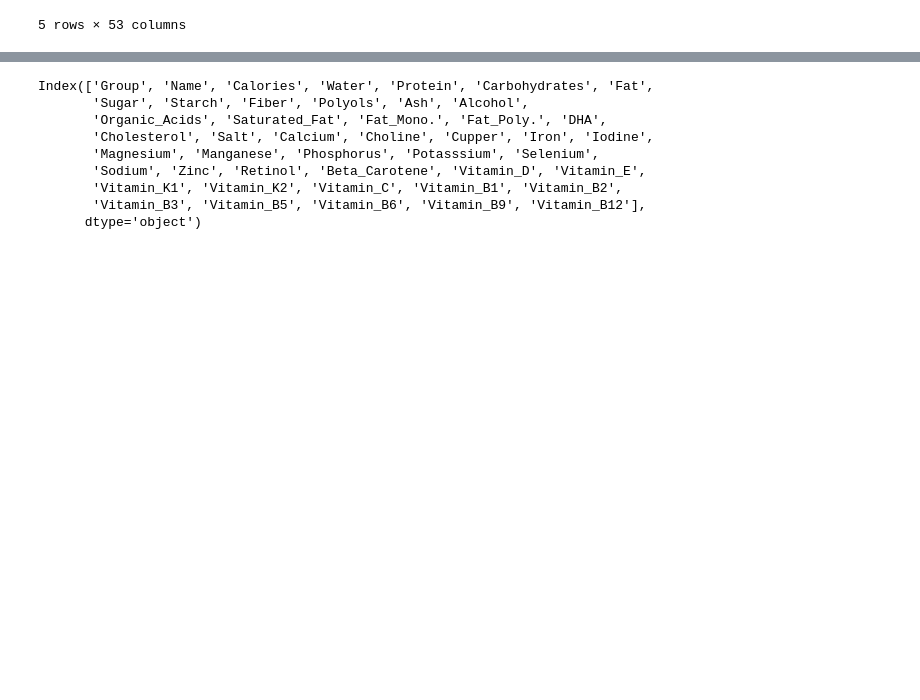
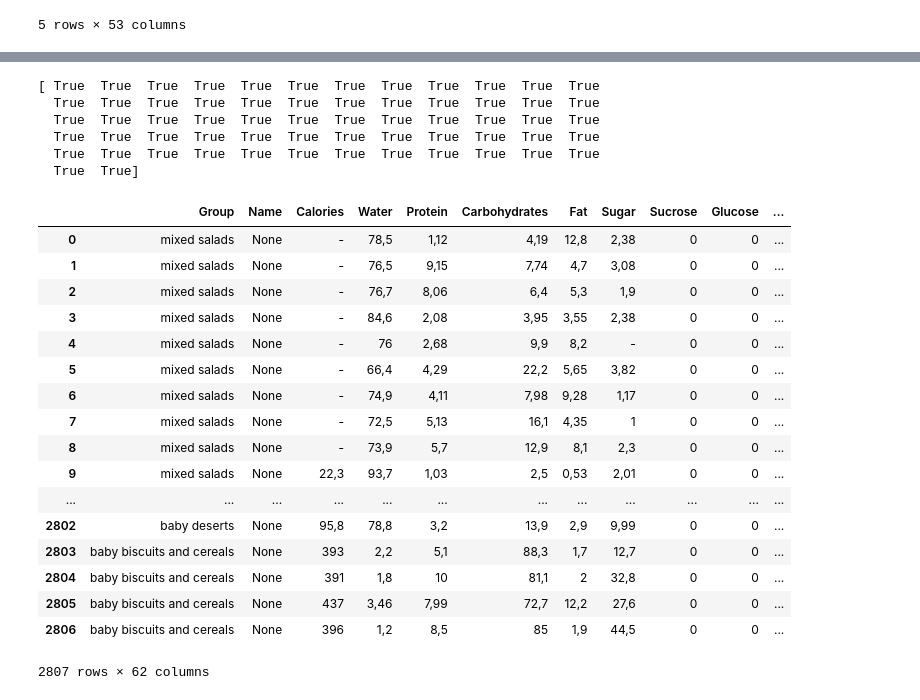
Before and after one commit to CMFV/FINAL_PROJECT, a Jupyter notebook: Untitled.ipynb, the cells around one changed output, grey strips where cells are left out. Drawn from its saved outputs; the diff is of its cells as text; code cells hidden in the pictures; blank space fills up the shorter version.

```diff
--- a/Untitled.ipynb
+++ b/Untitled.ipynb
@@ -362,0 +420,3 @@ food2.head()
+# %%
+food1=food1.assign(**{'Sucrose':0,'Glucose':0, 'Fructose':0,'Lactose':0,'Maletose':0,'Caffeine':0,'Theobromine':0,'Galactose':0,'Fluoride':0,'Vitamin A':0, 'Alpha_Carotene':0, 'Vitamin_D2':0,'Vitamin_D3':0,'Beta_Cryptoxanthin':0,'Lycopene':0, 'Lutein&Zeaxathin':0})
+food1.shape
@@ -449,13 +441,10 @@ Index(['Group', 'Name', 'Calories', 'Water', 'Protein', 'Carbohydrates', 'Fat',
-# %%
-food1.assign(**{'Sucrose':0,'Glucose':0, 'Fructose':0,'Lactose':0,'Maletose':0,'Caffeine':0,'Theobromine':0,'Galactose':0,'Fluoride':0,'Vitamin A':0, 'Alpha_Carotene':0, 'Vitamin_D2':0,'Vitamin_D3':0,'Beta_Cryptoxanthin':0,'Lycopene':0, 'Lutein&Zeaxathin':0}, inplace=True)
-food1.columns
-# %% [output]
-Index(['Group', 'Name', 'Calories', 'Water', 'Protein', 'Carbohydrates', 'Fat',
-       'Sugar', 'Starch', 'Fiber', 'Polyols', 'Ash', 'Alcohol',
-       'Organic_Acids', 'Saturated_Fat', 'Fat_Mono.', 'Fat_Poly.', 'DHA',
-       'Cholesterol', 'Salt', 'Calcium', 'Choline', 'Cupper', 'Iron', 'Iodine',
-       'Magnesium', 'Manganese', 'Phosphorus', 'Potasssium', 'Selenium',
-       'Sodium', 'Zinc', 'Retinol', 'Beta_Carotene', 'Vitamin_D', 'Vitamin_E',
-       'Vitamin_K1', 'Vitamin_K2', 'Vitamin_C', 'Vitamin_B1', 'Vitamin_B2',
-       'Vitamin_B3', 'Vitamin_B5', 'Vitamin_B6', 'Vitamin_B9', 'Vitamin_B12'],
-      dtype='object')
+# %%
+food1=food1[['Group', 'Name', 'Calories', 'Water', 'Protein', 'Carbohydrates', 'Fat',
+       'Sugar', 'Sucrose', 'Glucose', 'Fructose', 'Lactose', 'Maletose','Starch', 'Fiber', 'Polyols', 'Ash', 'Alcohol',
+       'Organic_Acids', 'Saturated_Fat', 'Fat_Mono.', 'Fat_Poly.', 'DHA',
+       'Cholesterol', 'Salt', 'Calcium', 'Choline', 'Cupper', 'Iron', 'Iodine',
+       'Magnesium', 'Manganese', 'Phosphorus', 'Potassium', 'Selenium',
+       'Sodium', 'Zinc', 'Retinol','Alpha_Carotene', 'Beta_Carotene','Caffeine','Theobromine', 'Galactose', 'Fluoride','Beta_Cryptoxanthin', 'Lycopene',
+       'Lutein&Zeaxathin','Vitamin A','Vitamin_B1', 'Vitamin_B2',
+       'Vitamin_B3', 'Vitamin_B5', 'Vitamin_B6', 'Vitamin_B9', 'Vitamin_B12', 'Vitamin_C', 'Vitamin_D2', 'Vitamin_D3','Vitamin_D', 'Vitamin_E',
+       'Vitamin_K1', 'Vitamin_K2']]
@@ -461,0 +461,11 @@ Index(['Group', 'Name', 'Calories', 'Water', 'Protein', 'Carbohydrates', 'Fat',
+# %%
+col_food1=food1.columns
+col_food2=food2.columns
+print(col_food1==col_food2)
+# %% [output]
+[ True  True  True  True  True  True  True  True  True  True  True  True
+  True  True  True  True  True  True  True  True  True  True  True  True
+  True  True  True  True  True  True  True  True  True  True  True  True
+  True  True  True  True  True  True  True  True  True  True  True  True
+  True  True  True  True  True  True  True  True  True  True  True  True
+  True  True]
@@ -461,0 +474,30 @@ Index(['Group', 'Name', 'Calories', 'Water', 'Protein', 'Carbohydrates', 'Fat',
+# %%
+
+def kw_match(x):
+    x = str(x)
+    if(re.search('\s*[Bb]anana AND [Rr]aw\s*', x)):
+        return X
+    else: pass
+
+
+food1['Name']= food1['Name'].apply(kw_match)
+display(food1)
+# %% [output]
+|  | Group | Name | Calories | Water | Protein | Carbohydrates | Fat | Sugar | Sucrose | Glucose | ... |
+| 0 | mixed salads | None | - | 78,5 | 1,12 | 4,19 | 12,8 | 2,38 | 0 | 0 | ... |
+| 1 | mixed salads | None | - | 76,5 | 9,15 | 7,74 | 4,7 | 3,08 | 0 | 0 | ... |
+| 2 | mixed salads | None | - | 76,7 | 8,06 | 6,4 | 5,3 | 1,9 | 0 | 0 | ... |
+| 3 | mixed salads | None | - | 84,6 | 2,08 | 3,95 | 3,55 | 2,38 | 0 | 0 | ... |
+| 4 | mixed salads | None | - | 76 | 2,68 | 9,9 | 8,2 | - | 0 | 0 | ... |
+| 5 | mixed salads | None | - | 66,4 | 4,29 | 22,2 | 5,65 | 3,82 | 0 | 0 | ... |
+| 6 | mixed salads | None | - | 74,9 | 4,11 | 7,98 | 9,28 | 1,17 | 0 | 0 | ... |
+| 7 | mixed salads | None | - | 72,5 | 5,13 | 16,1 | 4,35 | 1 | 0 | 0 | ... |
+| 8 | mixed salads | None | - | 73,9 | 5,7 | 12,9 | 8,1 | 2,3 | 0 | 0 | ... |
+| 9 | mixed salads | None | 22,3 | 93,7 | 1,03 | 2,5 | 0,53 | 2,01 | 0 | 0 | ... |
+| ... | ... | ... | ... | ... | ... | ... | ... | ... | ... | ... | ... |
+| 2802 | baby deserts | None | 95,8 | 78,8 | 3,2 | 13,9 | 2,9 | 9,99 | 0 | 0 | ... |
+| 2803 | baby biscuits and cereals | None | 393 | 2,2 | 5,1 | 88,3 | 1,7 | 12,7 | 0 | 0 | ... |
+| 2804 | baby biscuits and cereals | None | 391 | 1,8 | 10 | 81,1 | 2 | 32,8 | 0 | 0 | ... |
+| 2805 | baby biscuits and cereals | None | 437 | 3,46 | 7,99 | 72,7 | 12,2 | 27,6 | 0 | 0 | ... |
+| 2806 | baby biscuits and cereals | None | 396 | 1,2 | 8,5 | 85 | 1,9 | 44,5 | 0 | 0 | ... |
+2807 rows × 62 columns
```
Also changed, not shown: parts of 16 cells of this notebook.
